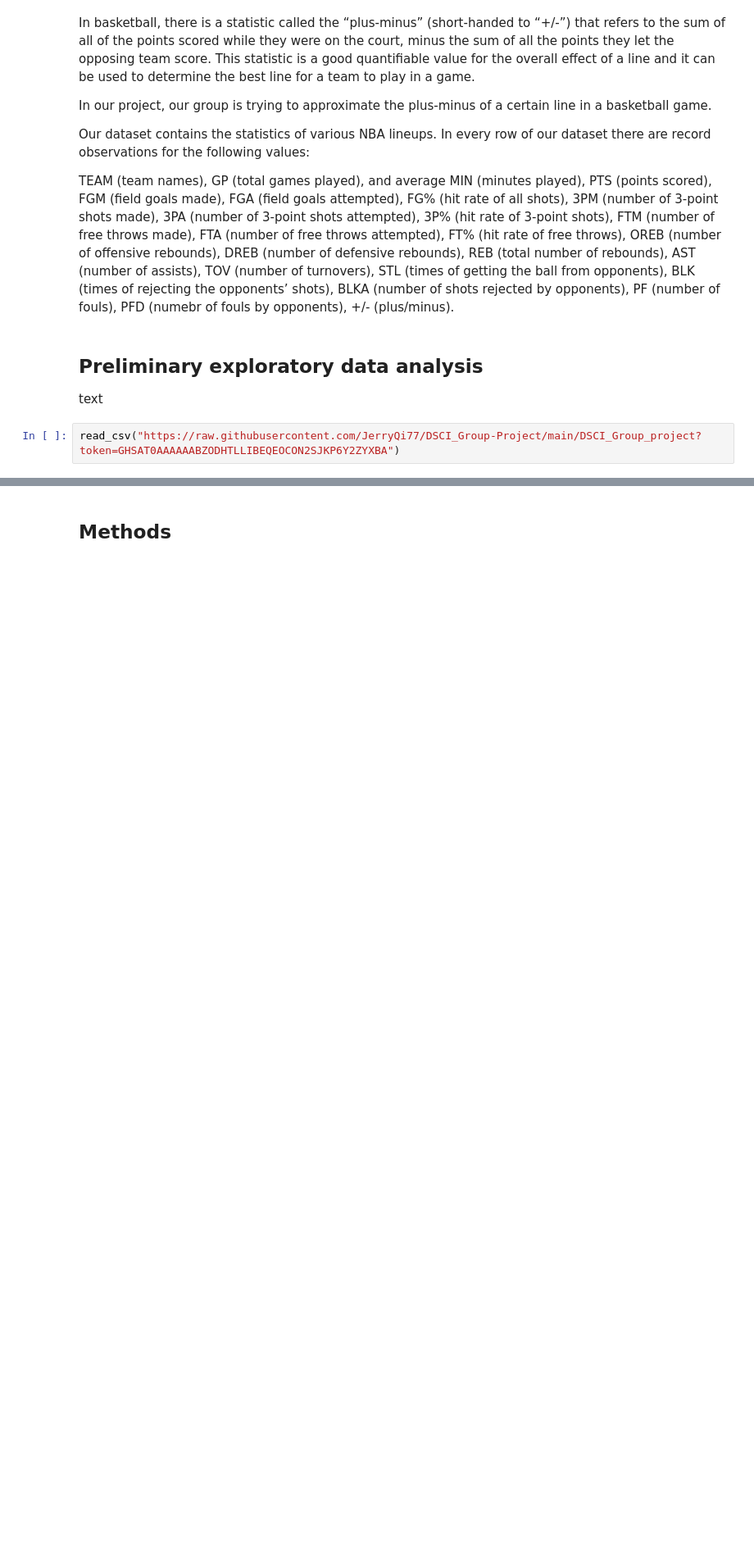
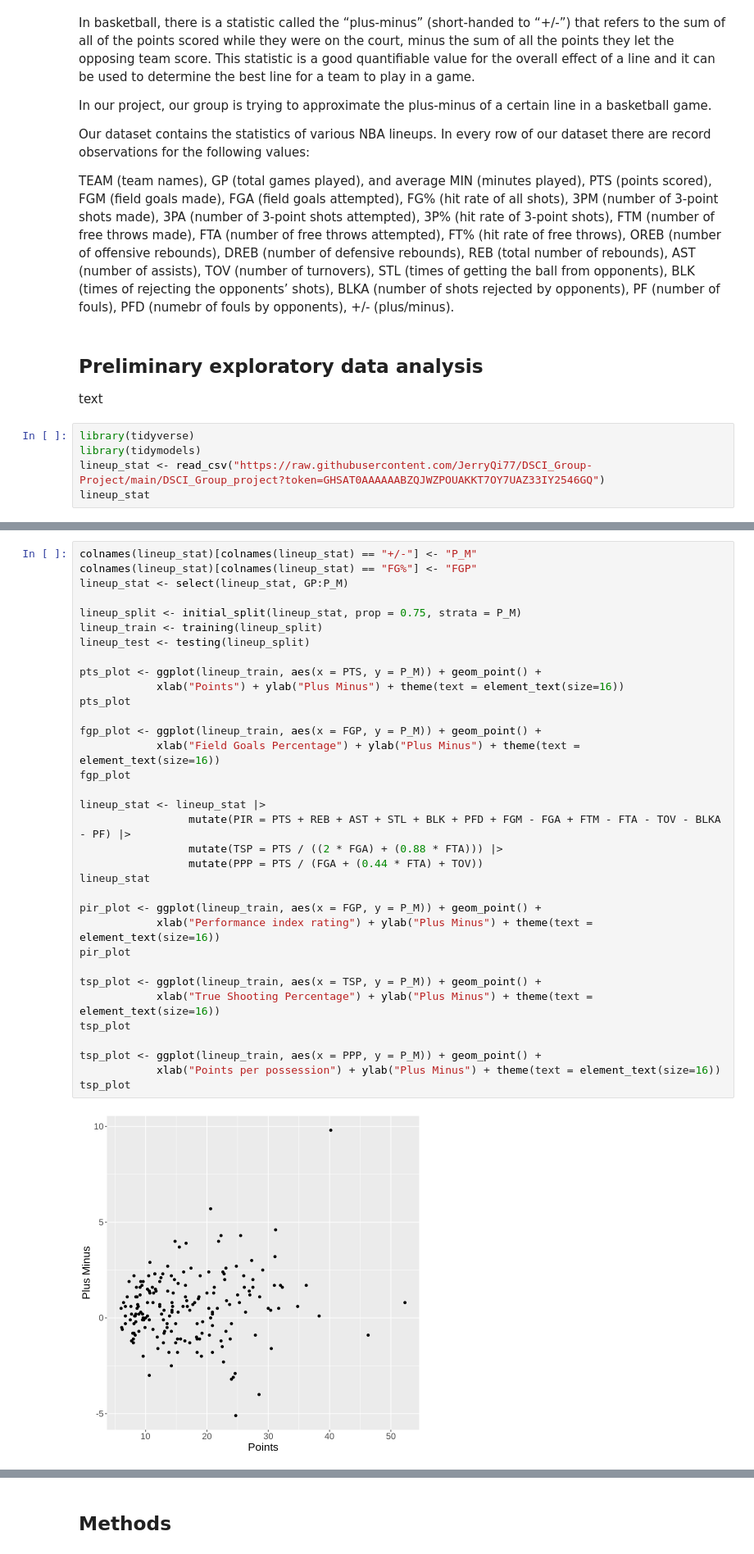
Before and after one commit to JerryQi77/DSCI_Group-Project, a Jupyter notebook: Group Proposal.ipynb, the cells around one changed output, grey strips where cells are left out. Shown: that part at 82% size. Drawn from its saved outputs; the diff is of its cells as text; blank space fills up the shorter version.

```diff
--- a/Group Proposal.ipynb
+++ b/Group Proposal.ipynb
@@ -16,5 +16,8 @@ TEAM (team names), GP (total games played), and average MIN (minutes played), PT
 ## Preliminary exploratory data analysis
 text
 # %%
-read_csv("https://raw.githubusercontent.com/JerryQi77/DSCI_Group-Project/main/DSCI_Group_project?token=GHSAT0AAAAAABZODHTLLIBEQEOCON2SJKP6Y2ZYXBA")
+library(tidyverse)
+library(tidymodels)
+lineup_stat <- read_csv("https://raw.githubusercontent.com/JerryQi77/DSCI_Group-Project/main/DSCI_Group_project?token=GHSAT0AAAAAABZQJWZPOUAKKT7OY7UAZ33IY2546GQ")
+lineup_stat
 # %% [output]
@@ -47,0 +25,36 @@ A spec_tbl_df: 250 × 30
+# %%
+colnames(lineup_stat)[colnames(lineup_stat) == "+/-"] <- "P_M"
+colnames(lineup_stat)[colnames(lineup_stat) == "FG%"] <- "FGP"
+lineup_stat <- select(lineup_stat, GP:P_M)
+
+lineup_split <- initial_split(lineup_stat, prop = 0.75, strata = P_M)
+lineup_train <- training(lineup_split)
+lineup_test <- testing(lineup_split)
+
+pts_plot <- ggplot(lineup_train, aes(x = PTS, y = P_M)) + geom_point() +
+            xlab("Points") + ylab("Plus Minus") + theme(text = element_text(size=16))
+pts_plot
+
+fgp_plot <- ggplot(lineup_train, aes(x = FGP, y = P_M)) + geom_point() +
+            xlab("Field Goals Percentage") + ylab("Plus Minus") + theme(text = element_text(size=16))
+fgp_plot
+
+lineup_stat <- lineup_stat |>
+                 mutate(PIR = PTS + REB + AST + STL + BLK + PFD + FGM - FGA + FTM - FTA - TOV - BLKA - PF) |>
+                 mutate(TSP = PTS / ((2 * FGA) + (0.88 * FTA))) |>
+                 mutate(PPP = PTS / (FGA + (0.44 * FTA) + TOV))
+lineup_stat
+
+pir_plot <- ggplot(lineup_train, aes(x = FGP, y = P_M)) + geom_point() +
+            xlab("Performance index rating") + ylab("Plus Minus") + theme(text = element_text(size=16))
+pir_plot
+
+tsp_plot <- ggplot(lineup_train, aes(x = TSP, y = P_M)) + geom_point() +
+            xlab("True Shooting Percentage") + ylab("Plus Minus") + theme(text = element_text(size=16))
+tsp_plot
+
+tsp_plot <- ggplot(lineup_train, aes(x = PPP, y = P_M)) + geom_point() +
+            xlab("Points per possession") + ylab("Plus Minus") + theme(text = element_text(size=16))
+tsp_plot
+# %% [output]
+[figure, added]
```
Also changed, not shown: parts of 2 cells of this notebook.
